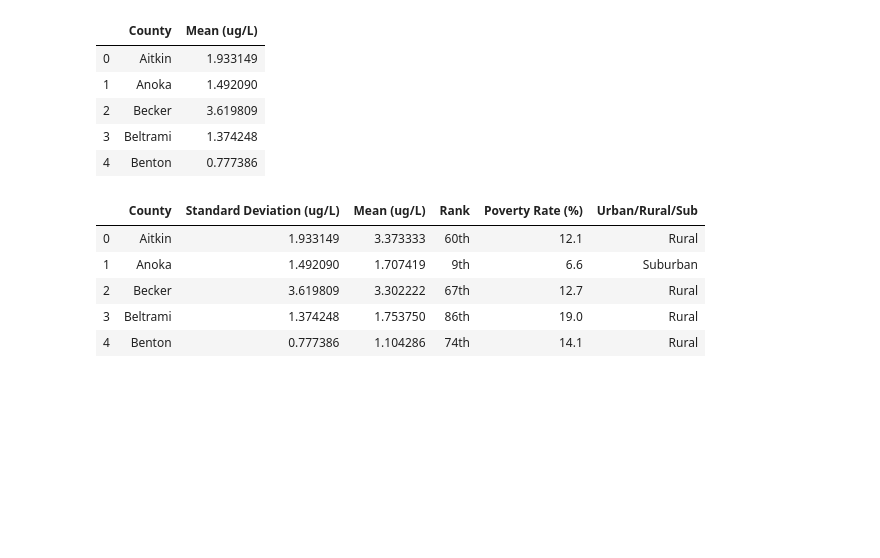
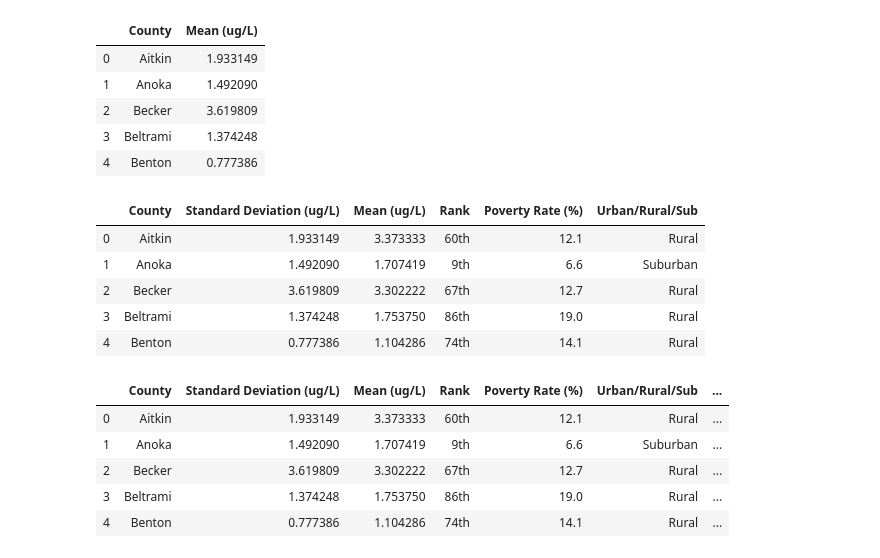
Before and after one commit to bkaczmarczik28/MN-Drinking-Water-Quality, a Jupyter notebook: PovertyByCounty.ipynb, the cells around one changed output. Saved outputs shown, nothing was run; the diff lists cells and outputs as text; code cells hidden in the pictures; blank space fills up the shorter version.

Commit message:
binned poverty rates

```diff
--- a/PovertyByCounty.ipynb
+++ b/PovertyByCounty.ipynb
@@ -364,3 +364,17 @@ county_combined.head()
 | 2 | Becker | 3.619809 | 3.302222 | 67th | 12.7 | Rural |
 | 3 | Beltrami | 1.374248 | 1.753750 | 86th | 19.0 | Rural |
 | 4 | Benton | 0.777386 | 1.104286 | 74th | 14.1 | Rural |
+# %%
+bins = [0,8,10,11.55,13.4,24]
+#will come back later for naming
+bin_names = ["1","2","3","4","5"]
+
+county_combined["Bin Poverty Rate"] = pd.cut(county_combined["Poverty Rate (%)"],bins, labels = bin_names)
+county_combined.head()
+# %% [output]
+|  | County | Standard Deviation (ug/L) | Mean (ug/L) | Rank | Poverty Rate (%) | Urban/Rural/Sub | ... |
+| 0 | Aitkin | 1.933149 | 3.373333 | 60th | 12.1 | Rural | ... |
+| 1 | Anoka | 1.492090 | 1.707419 | 9th | 6.6 | Suburban | ... |
+| 2 | Becker | 3.619809 | 3.302222 | 67th | 12.7 | Rural | ... |
+| 3 | Beltrami | 1.374248 | 1.753750 | 86th | 19.0 | Rural | ... |
+| 4 | Benton | 0.777386 | 1.104286 | 74th | 14.1 | Rural | ... |
```
